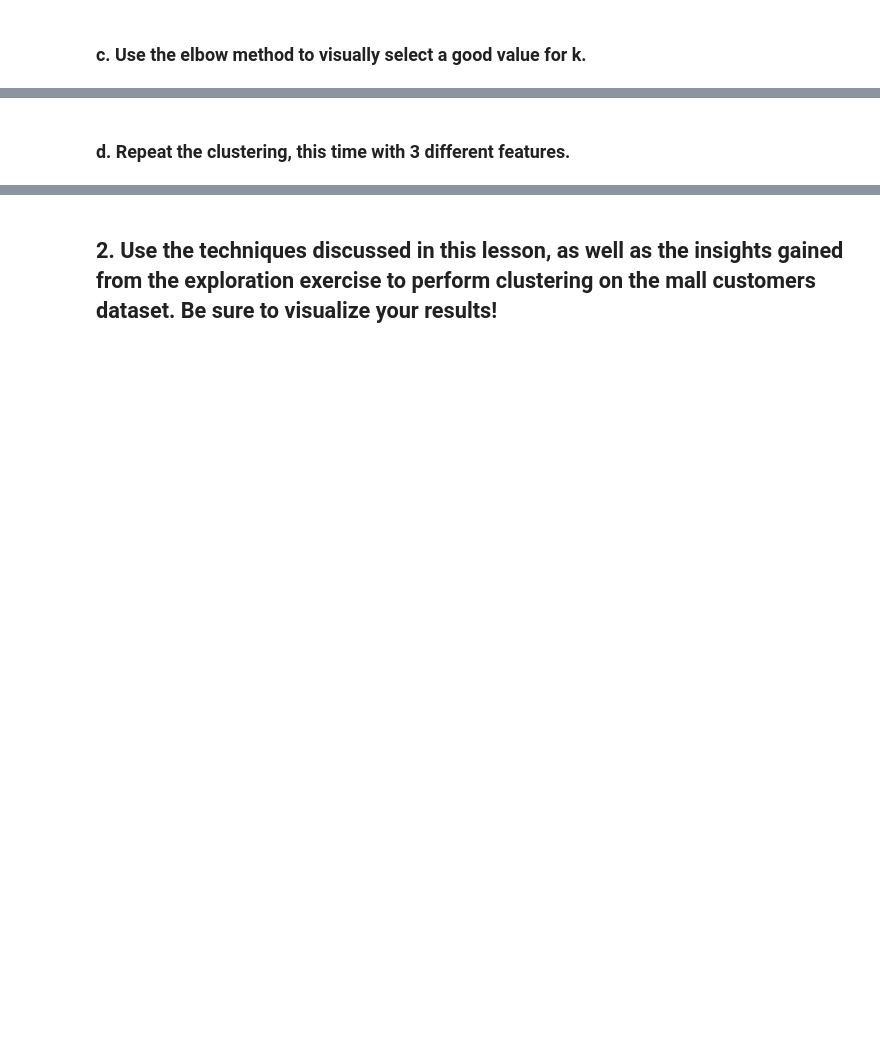
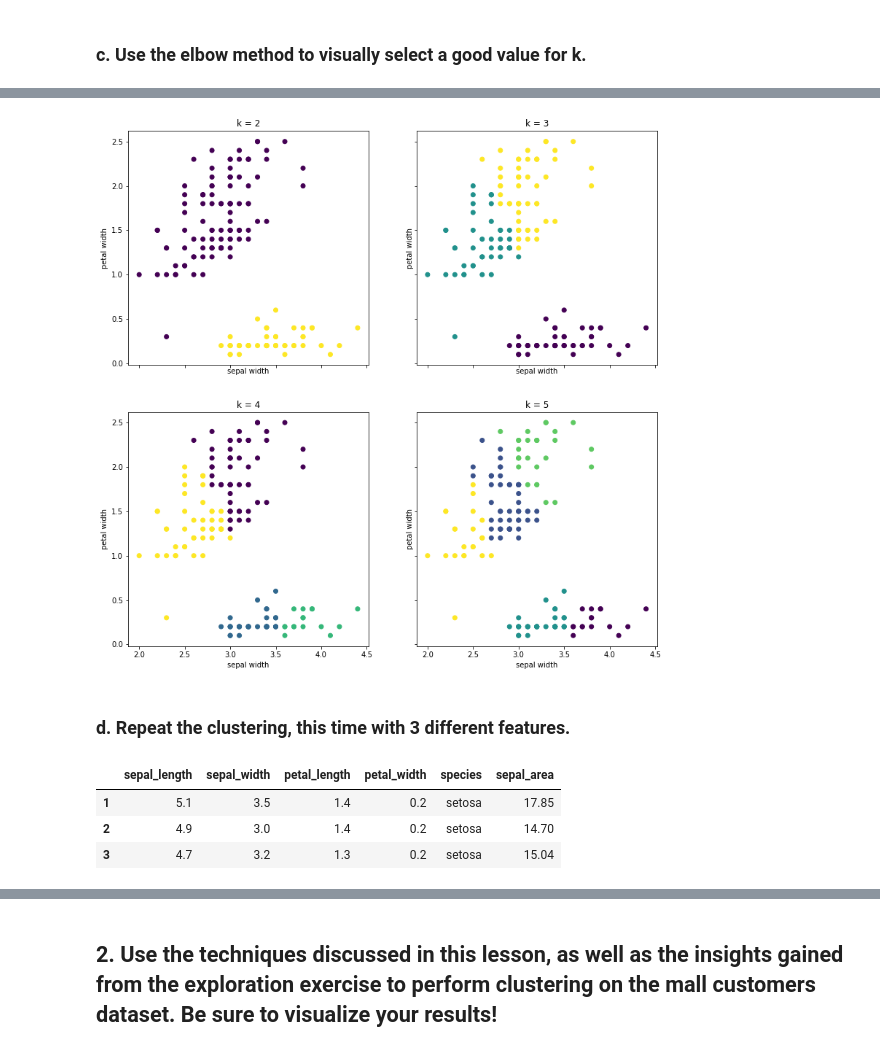
Before and after one commit to aliciag92/clustering-exercises, a Jupyter notebook: modeling.ipynb, the cells around one changed output, grey strips where cells are left out. Drawn from its saved outputs; the diff is of its cells as text; code cells hidden in the pictures; blank space fills up the shorter version.

```diff
--- a/modeling.ipynb
+++ b/modeling.ipynb
@@ -11,2 +213,14 @@ Using this lesson as a guide, perform clustering on the iris dataset.
+# %%
+# What value of k is appropriate?
+# can also visualize clusters
+
+fig, axs = plt.subplots(2, 2, figsize=(13, 13), sharex=True, sharey=True)
+
+for ax, k in zip(axs.ravel(), range(2, 6)):
+    clusters = KMeans(k).fit(X_scaled).predict(X_scaled)
+    ax.scatter(X.sepal_width, X.petal_width, c=clusters)
+    ax.set(title='k = {}'.format(k), xlabel='sepal width', ylabel='petal width')
+# %% [output]
+[figure, added]
 # %% [markdown]
 ### d. Repeat the clustering, this time with 3 different features.
@@ -12,0 +230,7 @@ Using this lesson as a guide, perform clustering on the iris dataset.
+# %%
+iris.head(3)
+# %% [output]
+|  | sepal_length | sepal_width | petal_length | petal_width | species | sepal_area |
+| 1 | 5.1 | 3.5 | 1.4 | 0.2 | setosa | 17.85 |
+| 2 | 4.9 | 3.0 | 1.4 | 0.2 | setosa | 14.70 |
+| 3 | 4.7 | 3.2 | 1.3 | 0.2 | setosa | 15.04 |
```
Also changed, not shown: parts of 46 cells of this notebook.
